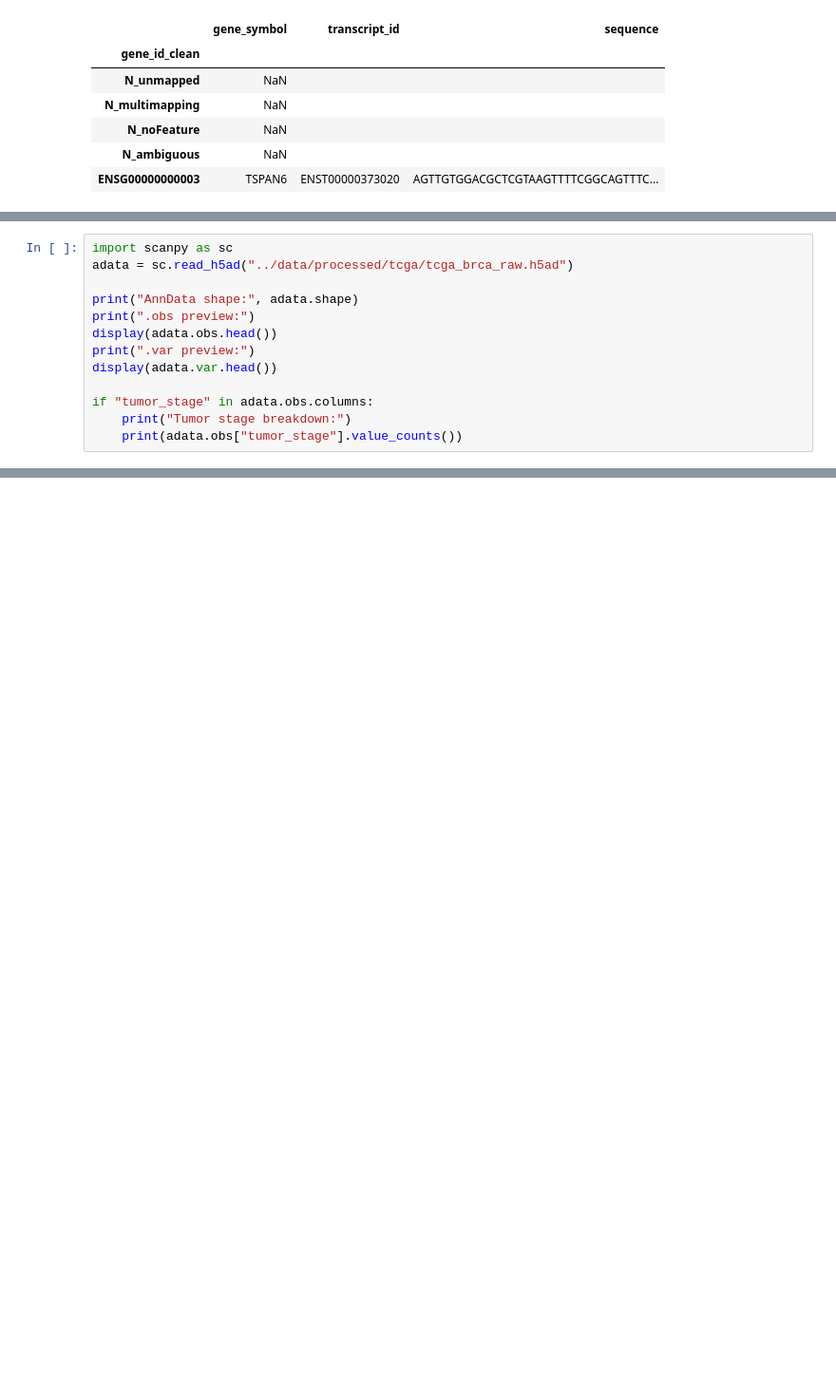
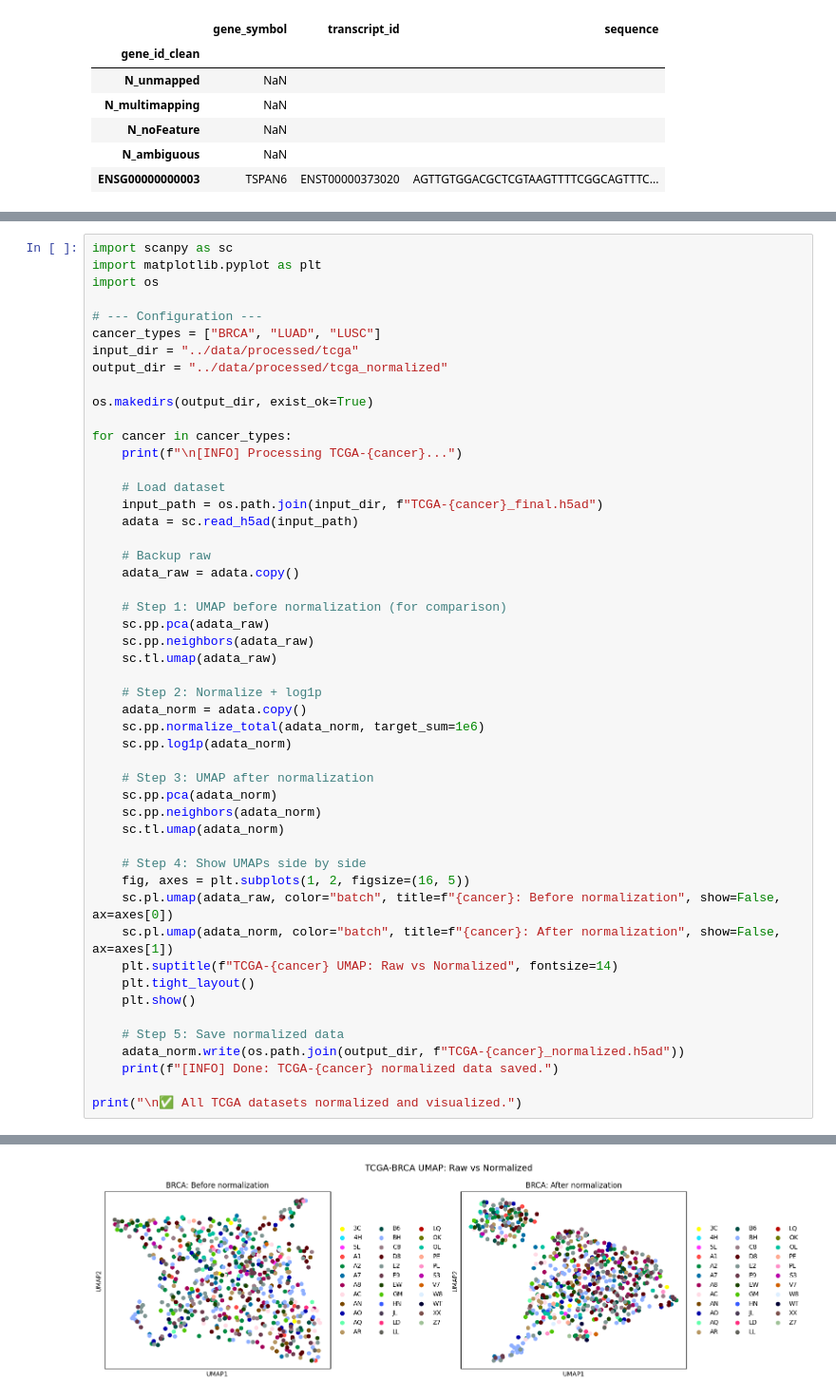
Before and after one commit to 2damlee/denoising_RNAseq, a Jupyter notebook: notebooks/02_processing_TCGA.ipynb, the cells around one changed output, grey strips where cells are left out. Shown at 95% size. Drawn from its saved outputs; the diff is of its cells as text; blank space fills up the shorter version.

Commit message:
upload data processing notebook files

```diff
--- a/notebooks/02_processing_TCGA.ipynb
+++ b/notebooks/02_processing_TCGA.ipynb
@@ -187,13 +148,0 @@ AttributeError: 'DataFrame' object has no attribute 'cat'
-# %%
-import scanpy as sc
-adata = sc.read_h5ad("../data/processed/tcga/tcga_brca_raw.h5ad")
-
-print("AnnData shape:", adata.shape)
-print(".obs preview:")
-display(adata.obs.head())
-print(".var preview:")
-display(adata.var.head())
-
-if "tumor_stage" in adata.obs.columns:
-    print("Tumor stage breakdown:")
-    print(adata.obs["tumor_stage"].value_counts())
@@ -976,0 +151,51 @@ visualize_tcga(adata_lusc, "TCGA-LUSC")
+# %%
+import scanpy as sc
+import matplotlib.pyplot as plt
+import os
+
+# --- Configuration ---
+cancer_types = ["BRCA", "LUAD", "LUSC"]
+input_dir = "../data/processed/tcga"
+output_dir = "../data/processed/tcga_normalized"
+
+os.makedirs(output_dir, exist_ok=True)
+
+for cancer in cancer_types:
+    print(f"\n[INFO] Processing TCGA-{cancer}...")
+
+    # Load dataset
+    input_path = os.path.join(input_dir, f"TCGA-{cancer}_final.h5ad")
+    adata = sc.read_h5ad(input_path)
+
+    # Backup raw
+    adata_raw = adata.copy()
+
+    # Step 1: UMAP before normalization (for comparison)
+    sc.pp.pca(adata_raw)
+    sc.pp.neighbors(adata_raw)
+    sc.tl.umap(adata_raw)
+
+    # Step 2: Normalize + log1p
+    adata_norm = adata.copy()
+    sc.pp.normalize_total(adata_norm, target_sum=1e6)
+    sc.pp.log1p(adata_norm)
+
+    # Step 3: UMAP after normalization
+    sc.pp.pca(adata_norm)
+    sc.pp.neighbors(adata_norm)
+    sc.tl.umap(adata_norm)
+
+    # Step 4: Show UMAPs side by side
+    fig, axes = plt.subplots(1, 2, figsize=(16, 5))
+    sc.pl.umap(adata_raw, color="batch", title=f"{cancer}: Before normalization", show=False, ax=axes[0])
+    sc.pl.umap(adata_norm, color="batch", title=f"{cancer}: After normalization", show=False, ax=axes[1])
+    plt.suptitle(f"TCGA-{cancer} UMAP: Raw vs Normalized", fontsize=14)
+    plt.tight_layout()
+    plt.show()
+
+    # Step 5: Save normalized data
+    adata_norm.write(os.path.join(output_dir, f"TCGA-{cancer}_normalized.h5ad"))
+    print(f"[INFO] Done: TCGA-{cancer} normalized data saved.")
+
+print("\n✅ All TCGA datasets normalized and visualized.")
+# %% [output]
@@ -976,0 +203 @@ visualize_tcga(adata_lusc, "TCGA-LUSC")
+[figure, added]
```
Also changed, not shown: parts of 24 cells of this notebook, 2 other files.
